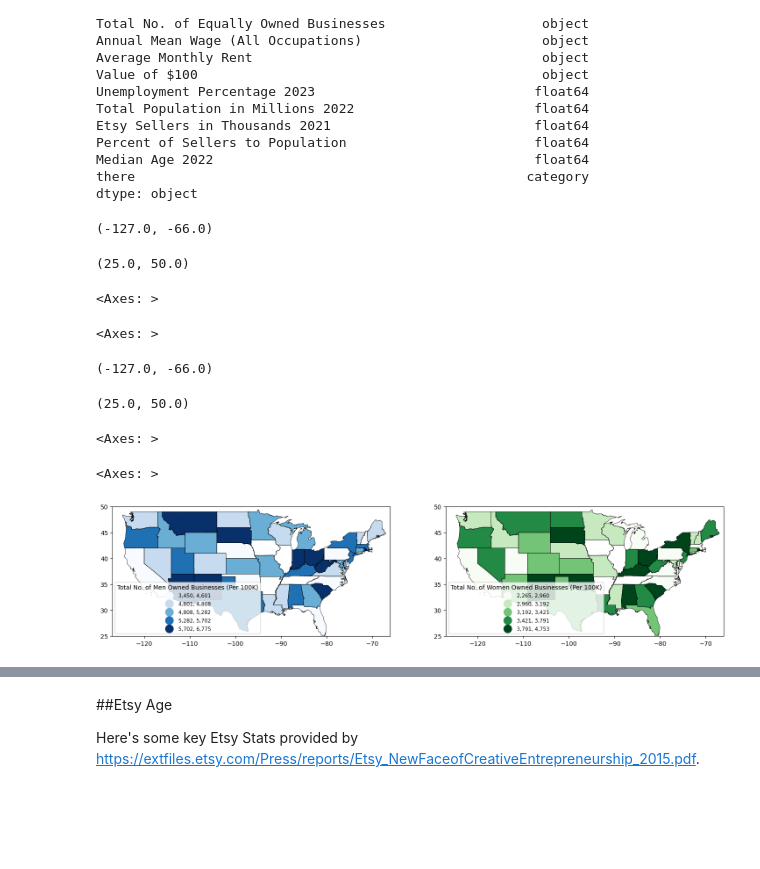
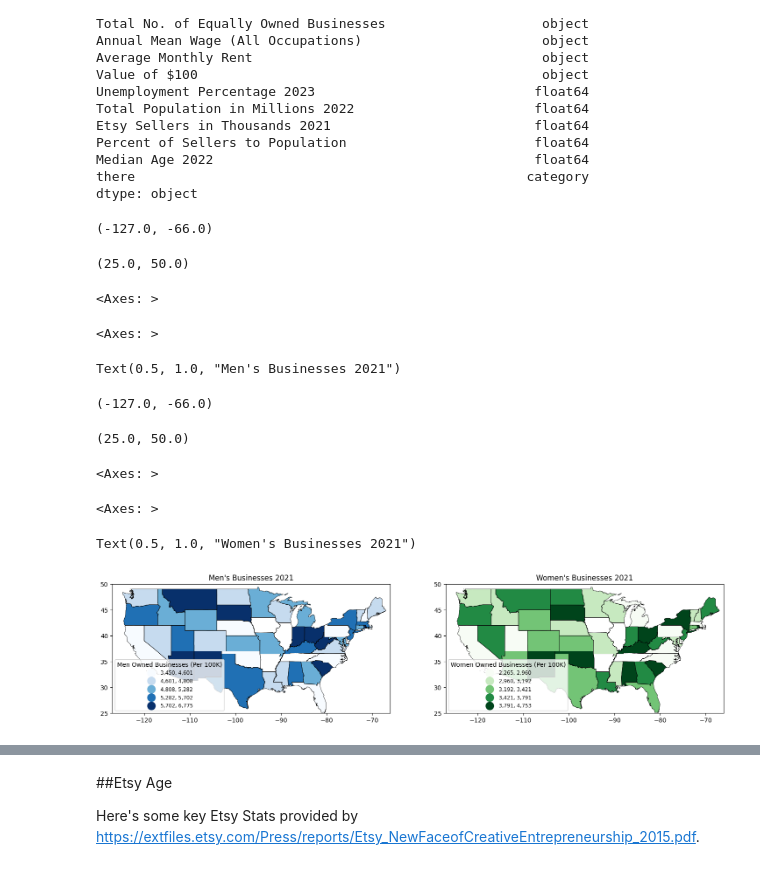
Before and after one commit to khagerthey/GIS, a Jupyter notebook: PS4.ipynb, the cells around one changed output, grey strips where cells are left out. Cells and saved outputs as stored; diff of their text form; code cells hidden in the pictures; blank space fills up the shorter version.

Commit message:
titles

```diff
--- a/PS4.ipynb
+++ b/PS4.ipynb
@@ -517,36 +517,40 @@ fig, (ax1, ax2) = plt.subplots(1, 2, figsize=(18, 8))
 ax1.set_xlim(-127, -66)
 ax1.set_ylim(25, 50)
 
 # Men-owned Businesses Map
 plot_map.boundary.plot(ax=ax1, edgecolor='black', linewidth=0.5)
 plot_map.plot(ax=ax1, column='Total No. of Men Owned Businesses (Per 100K)', cmap='Blues', scheme='quantiles', k=5,
               legend=True, legend_kwds={"fmt": "{:,.0f}", 'loc': 'lower left', 'title_fontsize': 'medium',
-                                       'fontsize': 'small', 'markerscale': 1.4, 'title': 'Total No. of Men Owned Businesses (Per 100K)'})
+                                       'fontsize': 'small', 'markerscale': 1.4, 'title': 'Men Owned Businesses (Per 100K)'})
+ax1.set_title("Men's Businesses 2021")
 
 # Your existing code for ax1 styling
 # ...
 
 # Set xlim and ylim for the continental US
 ax2.set_xlim(-127, -66)
 ax2.set_ylim(25, 50)
 
 # Women-owned Businesses Map
 plot_map.boundary.plot(ax=ax2, edgecolor='black', linewidth=0.5)
 plot_map.plot(ax=ax2, column='Total No. of Women Owned Businesses (Per 100K)', cmap='Greens', scheme='quantiles', k=5,
               legend=True, legend_kwds={"fmt": "{:,.0f}", 'loc': 'lower left', 'title_fontsize': 'medium',
-                                       'fontsize': 'small', 'markerscale': 1.4, 'title': 'Total No. of Women Owned Businesses (Per 100K)'})
+                                       'fontsize': 'small', 'markerscale': 1.4, 'title': 'Women Owned Businesses (Per 100K)'})
+ax2.set_title("Women's Businesses 2021")
 
 # Your existing code for ax2 styling
 # ...
 
 plt.show()
 # %% [output]
 (-127.0, -66.0)
 (25.0, 50.0)
 <Axes: >
 <Axes: >
-(-127.0, -66.0)
+Text(0.5, 1.0, "Men's Businesses 2021")
-(25.0, 50.0)
+(-127.0, -66.0)
-<Axes: >
+(25.0, 50.0)
 <Axes: >
+<Axes: >
+Text(0.5, 1.0, "Women's Businesses 2021")
-[figure, old version]
+[figure, new version]
```
Also changed, not shown: parts of 2 cells of this notebook.
